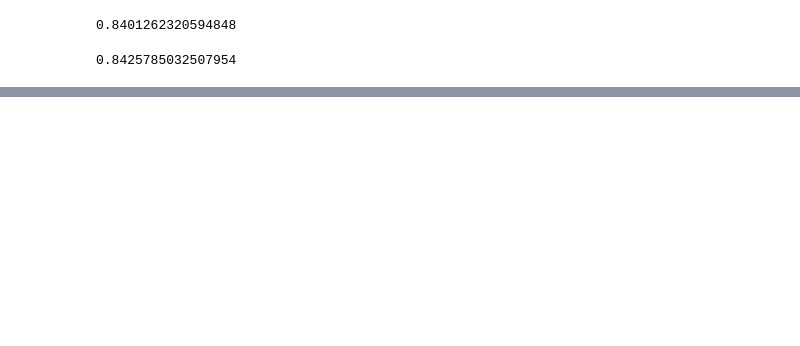
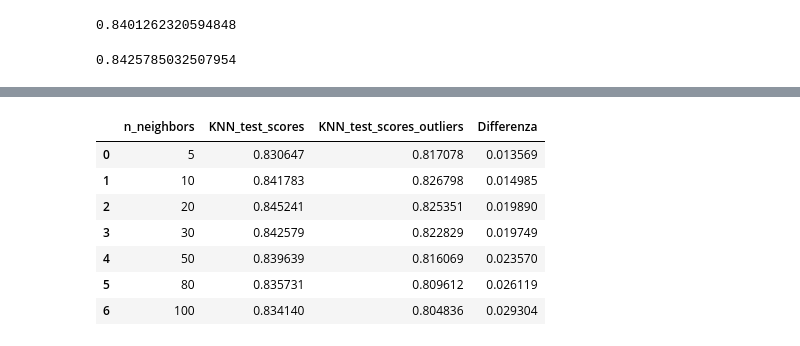
Before and after one commit to RagnOh/ProgettoMLDM, a Jupyter notebook: ClusterClassification/K-Neighbors.ipynb, the cells around one changed output, grey strips where cells are left out. Saved outputs shown, nothing was run; the diff lists cells and outputs as text; code cells hidden in the pictures; blank space fills up the shorter version.

```diff
--- a/ClusterClassification/K-Neighbors.ipynb
+++ b/ClusterClassification/K-Neighbors.ipynb
@@ -148,0 +251,10 @@ my_model.score(scaled_testset, np.ravel(y_test))
+# %%
+N = [ 5 , 10, 20, 30, 50, 80,100]
+
+KNN_results = []
+for n in N:
+  KNN = KNeighborsClassifier(n_neighbors=n,weights='distance',n_jobs=-1)
+  KNN.fit(outscaled_dataset,np.ravel(y_trainout))
+  testset_score = KNN.score(outscaled_testset, np.ravel(y_testout))
+  KNN_results.append([n, testset_score])
+  print(f"Score di KNN con {n} neighbors sul testset: {testset_score}")
@@ -148,0 +269,3 @@ my_model.score(scaled_testset, np.ravel(y_test))
+# %%
+KNN_test_scores_outliers = pd.DataFrame(KNN_results, columns=['n_neighbors','testset_score_outliers'])
+KNN_test_scores_outliers
@@ -148,0 +281,18 @@ my_model.score(scaled_testset, np.ravel(y_test))
+# %%
+comparazione = pd.DataFrame({
+    'n_neighbors': KNN_test_scores['n_neighbors'],
+    'KNN_test_scores': KNN_test_scores['testset_score'],
+    'KNN_test_scores_outliers': KNN_test_scores_outliers['testset_score_outliers']
+})
+comparazione['Differenza'] = comparazione['KNN_test_scores'] - comparazione['KNN_test_scores_outliers']
+
+comparazione
+# %% [output]
+|  | n_neighbors | KNN_test_scores | KNN_test_scores_outliers | Differenza |
+| 0 | 5 | 0.830647 | 0.817078 | 0.013569 |
+| 1 | 10 | 0.841783 | 0.826798 | 0.014985 |
+| 2 | 20 | 0.845241 | 0.825351 | 0.019890 |
+| 3 | 30 | 0.842579 | 0.822829 | 0.019749 |
+| 4 | 50 | 0.839639 | 0.816069 | 0.023570 |
+| 5 | 80 | 0.835731 | 0.809612 | 0.026119 |
+| 6 | 100 | 0.834140 | 0.804836 | 0.029304 |
```
Also changed, not shown: parts of 16 cells of this notebook, 10 other files.
